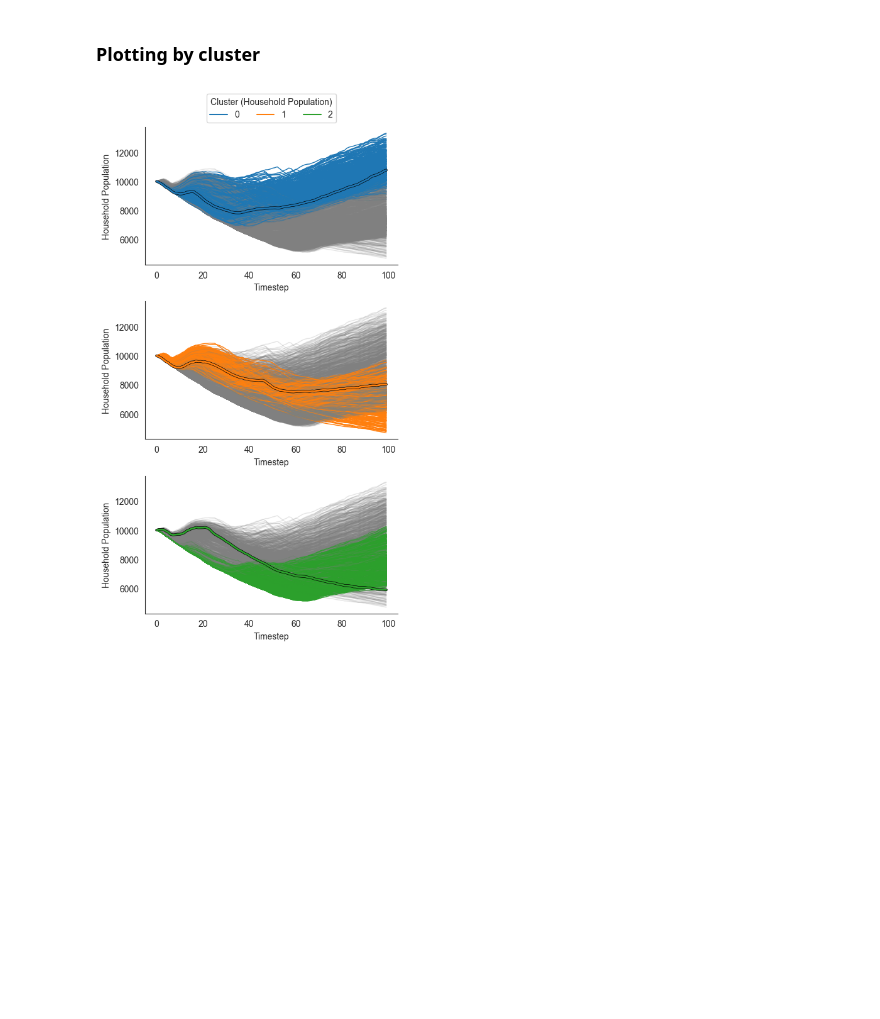
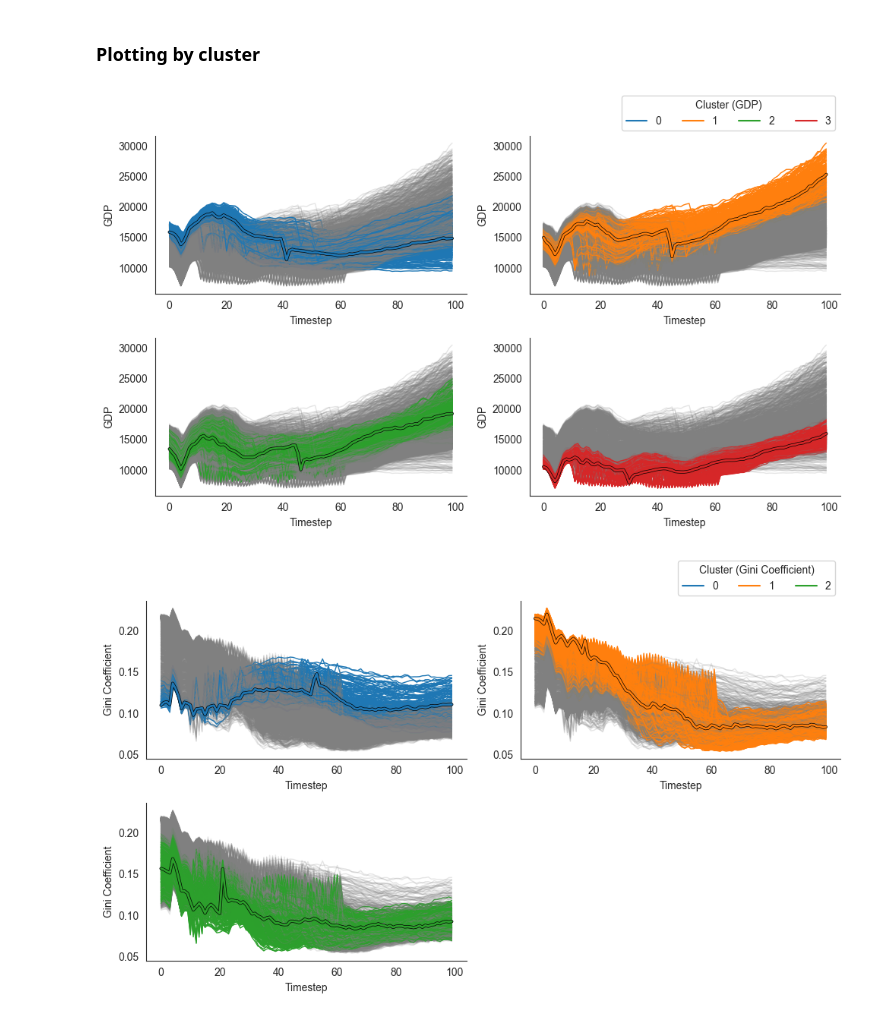
Before and after one commit to ghsher/CRAB_EM, a Jupyter notebook: analysis/4. Timeseries Clustering.ipynb, the cells around one changed output. Drawn from its saved outputs; the diff is of its cells as text; code cells hidden in the pictures; blank space fills up the shorter version.

Commit message:
Clean up clustering notebook

```diff
--- a/analysis/4. Timeseries Clustering.ipynb
+++ b/analysis/4. Timeseries Clustering.ipynb
@@ -279,11 +247,19 @@ plt.show()
 # %%
 for ooi in oois:
     for K in range(min_K+1, max_K):
-        if ooi == 'Household Population':
-            if (no_flood and K == 7) or (not no_flood and K == 6):
-                experiments[f"Cluster ({ooi})"] = all_clusters[ooi][K].astype("object")
-                break
-        elif delta_EVs[ooi][K] < 0.05:
+        ##########################
+        ### NB // ADJUST HERE: ###
+        ##########################
+        # This is built to apply the 5%-threshold explained variance elbow rule
+        #  directly. If you want to break it, add conditions like the one below
+        #  and convert the bottom `if` into an `elif`.
+
+        # if ooi == 'Household Population':
+        #     if (no_flood and K == 7) or (not no_flood and K == 6):
+        #         experiments[f"Cluster ({ooi})"] = all_clusters[ooi][K].astype("object")
+        #         break
+
+        if delta_EVs[ooi][K] < 0.05:
             experiments[f"Cluster ({ooi})"] = all_clusters[ooi][K-1].astype("object")
             break
 # %%
@@ -351,4 +328,4 @@ representative_scenarios
 # %% [markdown]
 ### Plotting by cluster
 # %%
-experiments, outcomes = load_results('../results/2000_scen__AGGD_reps__0612__burned_in__with_rates__with_clusters.tar.gz')
+experiments, outcomes = results
@@ -361,15 +342,17 @@ rgba_palette = []
 for clr in cluster_palette:
     rgba_palette.append((clr[0], clr[1], clr[2], 0.75))
 # %%
-for ooi in ['Household Population']: # oois:
+for ooi in oois:
     # Set up plot
     n_clusters = experiments[f'Cluster ({ooi})'].astype(np.int64).max() + 1
+
     # if (n_clusters == 3 or n_clusters > 4):
     #     n_cols = 3
     # else:
     #     n_cols = 2
 
-    n_cols = 1
+    n_cols = 2  # ADJUST HERE: This is kind of visual preference, but you can (as above)
+                #               make it depend on the number of clusters in this var.
 
     if n_cols > 1:
         n_rows = (n_clusters+1) // n_cols
@@ -390,7 +373,7 @@ for ooi in ['Household Population']: # oois:
         else:
             ax = axes[row]
 
-        runs = outcomes[ooi] #[experiments[experiments[f'Cluster ({ooi})'] == cluster].index]
+        runs = outcomes[ooi]
         for i, run in enumerate(runs):
             color = cluster_palette[cluster] if experiments.loc[i, f'Cluster ({ooi})'] == cluster else (0.5,0.5,0.5,0.2)
             ax.plot(run, color=color, linewidth=1)
@@ -412,36 +395,42 @@ for ooi in ['Household Population']: # oois:
         fig.delaxes(axes[n_rows-1, 1])
     sns.despine()
 
-
     # Create legend
     handles = []
     for cluster in range(n_clusters):
         color = cluster_palette[cluster]
         handles.append(Line2D(
             [], [], color=color, linestyle='solid', label=cluster,
         ))
+    # ADJUST HERE: Change the following to your liking. Sometimes it messes up the subplots.
     if n_cols == 3:
-        ax = axes[0][0]
-        bbox_anchor = (0.5, 0.99)
+        ax = axes[0][2]
+        bbox_anchor = (1, 1)
+        loc = 'lower right'
     elif n_cols == 2:
-        ax = axes[0][0]
+        ax = axes[0][1]
         bbox_anchor = (1, 1)
+        loc = 'lower right' # Sometimes I can get this to look nice with lower center, idk anymore
     elif n_cols == 1:
         ax = axes[0]
         bbox_anchor = (0.5, 1)
+        loc = 'lower center'
     legend = ax.legend(
         title=f'Cluster ({ooi})',
         handles=handles,
         bbox_to_anchor=bbox_anchor,
-        loc='lower center',
+        loc=loc,
         ncol=n_clusters,
     )
+    # ADJUST HERE: Uncomment the following to get rid of the frame around the legend
     # legend.get_frame().set_alpha(None)
     # legend.get_frame().set_facecolor((1,1,1,0))
     # legend.get_frame().set_edgecolor((1,1,1,0))
 
+    # Save figure
     plt.tight_layout()
     save_fig(title=f'{ooi}_ timeseries by cluster_ 2 col', dir=f'{nfl}clustering')
     plt.show()
 # %% [output]
-[figure, old version]
+[figure, new version]
+[figure, added]
```
Also changed, not shown: parts of 14 cells of this notebook.
